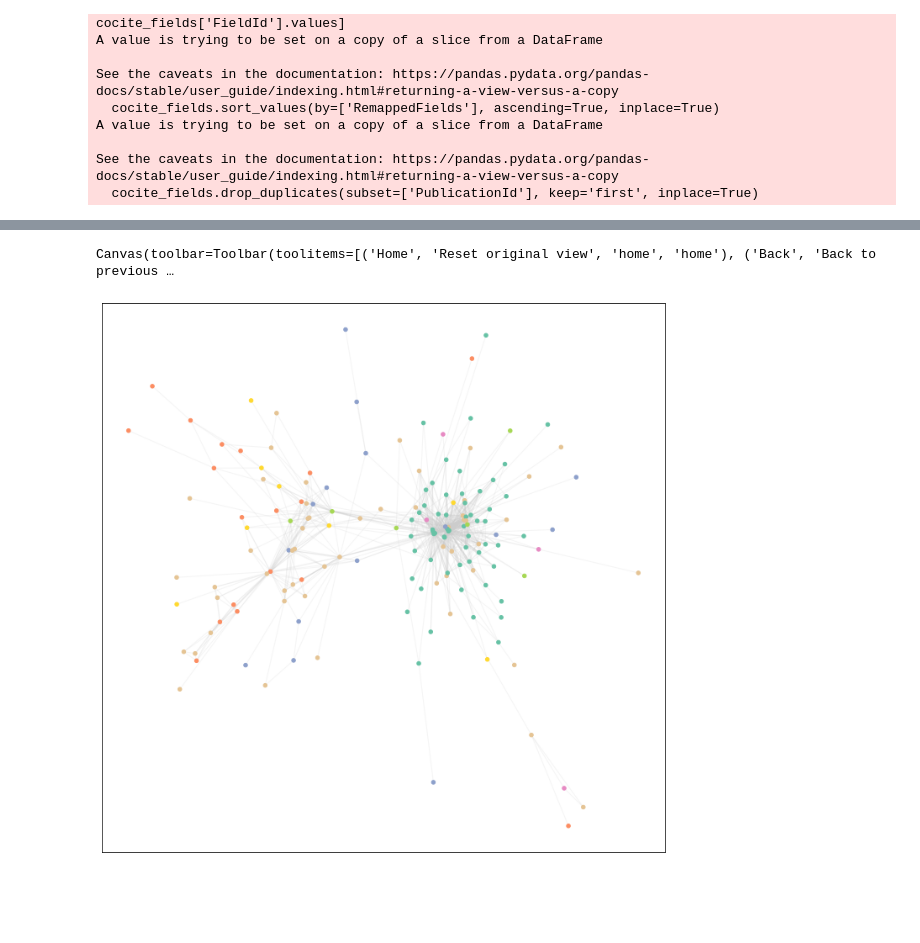
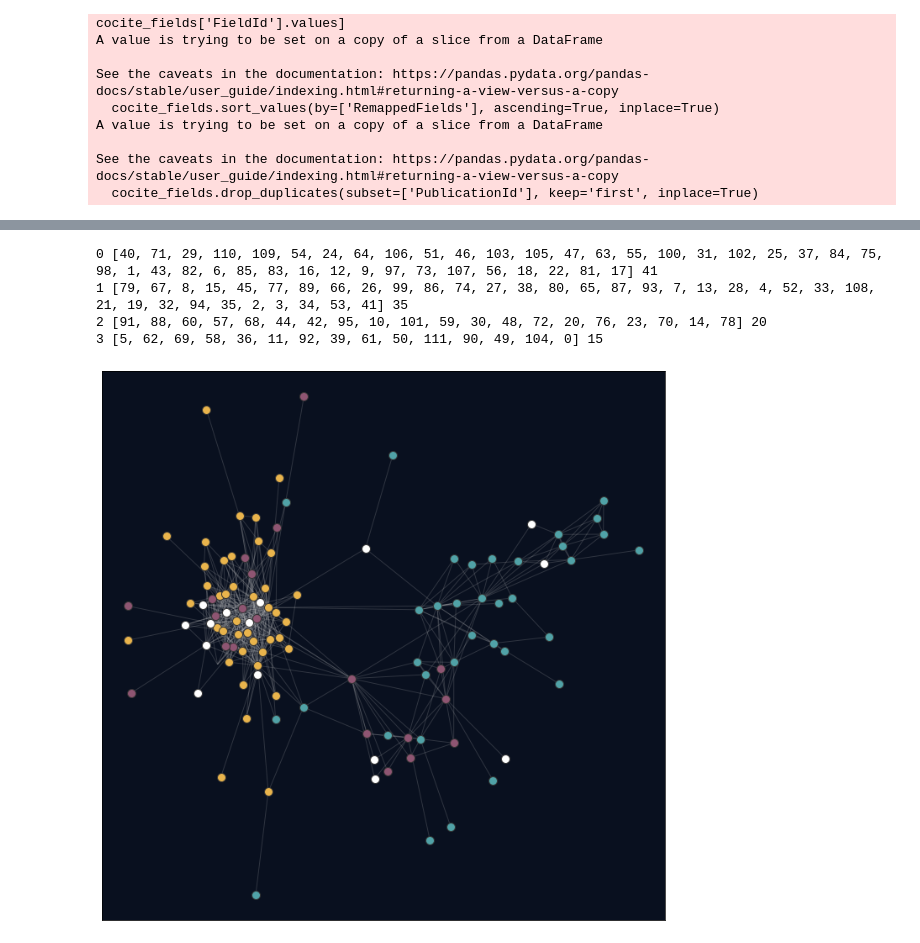
Before and after one commit to SciSciCollective/pyscisci, a Jupyter notebook: examples/Example of cocitation network.ipynb, the cells around one changed output, grey strips where cells are left out. Saved outputs shown, nothing was run; the diff lists cells and outputs as text; code cells hidden in the pictures; blank space fills up the shorter version.

```diff
--- a/examples/Example of cocitation network.ipynb
+++ b/examples/Example of cocitation network.ipynb
@@ -136,6 +128,6 @@ reorder_fields = {124101348:0, 2522767166:0, 107826830:1, 162853370:1, 23123220:
 # %%
 # we are going to take the largest 5 fields, and group together all of the remaining fields into an "other"
-max_fields = 7
+max_fields = 3
 reorder_fields = {fid:i for i, fid in enumerate(fieldcount.index.values[:(max_fields+1)])}
 
 cocite_fields['RemappedFields'] = [reorder_fields.get(fid, max_fields) for fid in cocite_fields['FieldId'].values]
@@ -250,24 +165,38 @@ impact_df = impact_df.sort_values('NodeId').reset_index(drop=True)
-# %%
-g = nx.from_scipy_sparse_matrix(lccmat, create_using=nx.Graph())
-
-pos = nx.spring_layout(g, k = 0.025, seed=42)
+# %%
+#field2color = {0:'#DE9E36', 1:'#EF6461',4:'#C287E8',3:'#DFB2F4',2:'#87BFFF'}
+field2color = {0:'#E9B44C', 1:'#50A2A7',2:'#8E5572', 3:'#5E8334'}
+field2node = collections.defaultdict(list)
+
+for pid, fid in cocite_fields[['PublicationId', 'RemappedFields']].values:
+    field2node[fid].append(cocite2int[pid])
+# %%
+pos = nx.drawing.nx_agraph.graphviz_layout(g, prog='sfdp')
 # %%
 fig, ax = plt.subplots(1,1,figsize=(12,12))
+
+
 
 nx.draw_networkx_edges(g, pos, edgelist=g.edges(),
         edge_color = '0.8',
         alpha=0.2,
         ax=ax)
 
-nx.draw_networkx_nodes(g, pos,
-        node_size= 20,
-                       cmap='Set2',
-        node_color=[cocite2field.get(n, 5) for n in range(len(g))] ,
-        edgecolors=None, # node outline
-                       vmax = 9,
+for fid in field2node.keys():
+    nx.draw_networkx_nodes(g.subgraph(field2node[fid]), pos,
+        node_size= 100,
+        node_color=field2color[fid],
+        edgecolors='0.2', # node outline
+                       vmax = 5,
         ax = ax)
+    print(fid, field2node[fid], len(g.subgraph(field2node[fid])))
+
+ax.set_facecolor('#09101F')
+
 plt.savefig('DiversityCocitiation.pdf')
 plt.show()
 # %% [output]
-Canvas(toolbar=Toolbar(toolitems=[('Home', 'Reset original view', 'home', 'home'), ('Back', 'Back to previous …
+0 [40, 71, 29, 110, 109, 54, 24, 64, 106, 51, 46, 103, 105, 47, 63, 55, 100, 31, 102, 25, 37, 84, 75, 98, 1, 43, 82, 6, 85, 83, 16, 12, 9, 97, 73, 107, 56, 18, 22, 81, 17] 41
+1 [79, 67, 8, 15, 45, 77, 89, 66, 26, 99, 86, 74, 27, 38, 80, 65, 87, 93, 7, 13, 28, 4, 52, 33, 108, 21, 19, 32, 94, 35, 2, 3, 34, 53, 41] 35
+2 [91, 88, 60, 57, 68, 44, 42, 95, 10, 101, 59, 30, 48, 72, 20, 76, 23, 70, 14, 78] 20
+3 [5, 62, 69, 58, 36, 11, 92, 39, 61, 50, 111, 90, 49, 104, 0] 15
-[figure, old version]
+[figure, new version]
```
Also changed, not shown: parts of 22 cells of this notebook, 5 other files.
